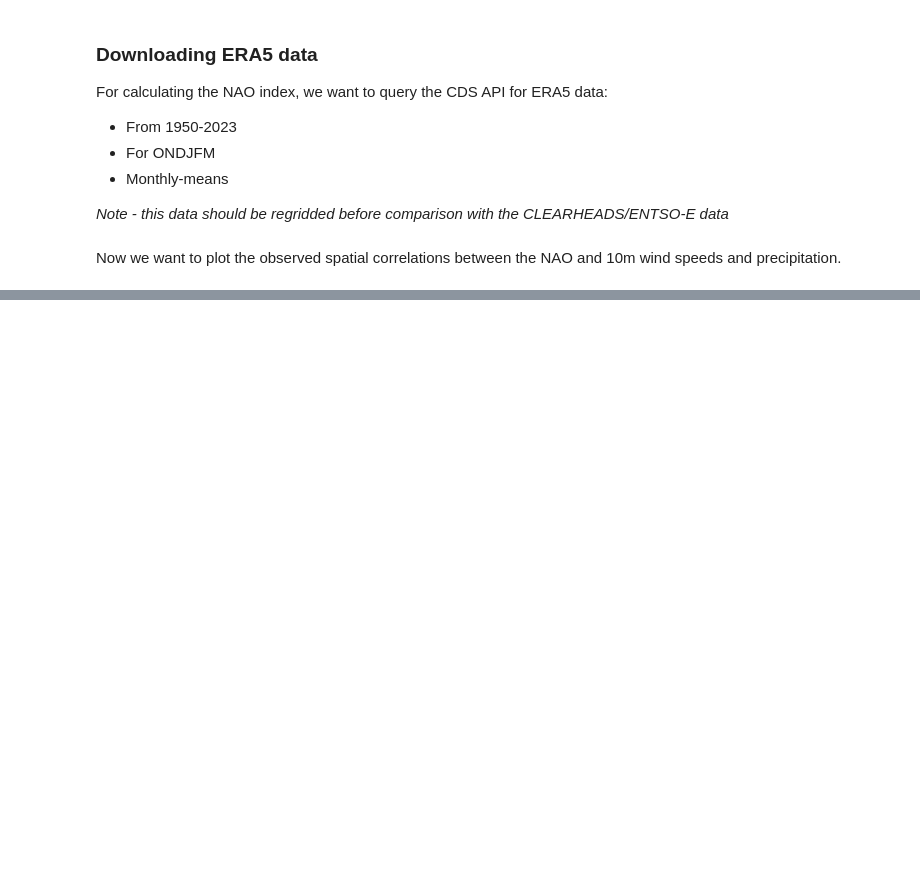
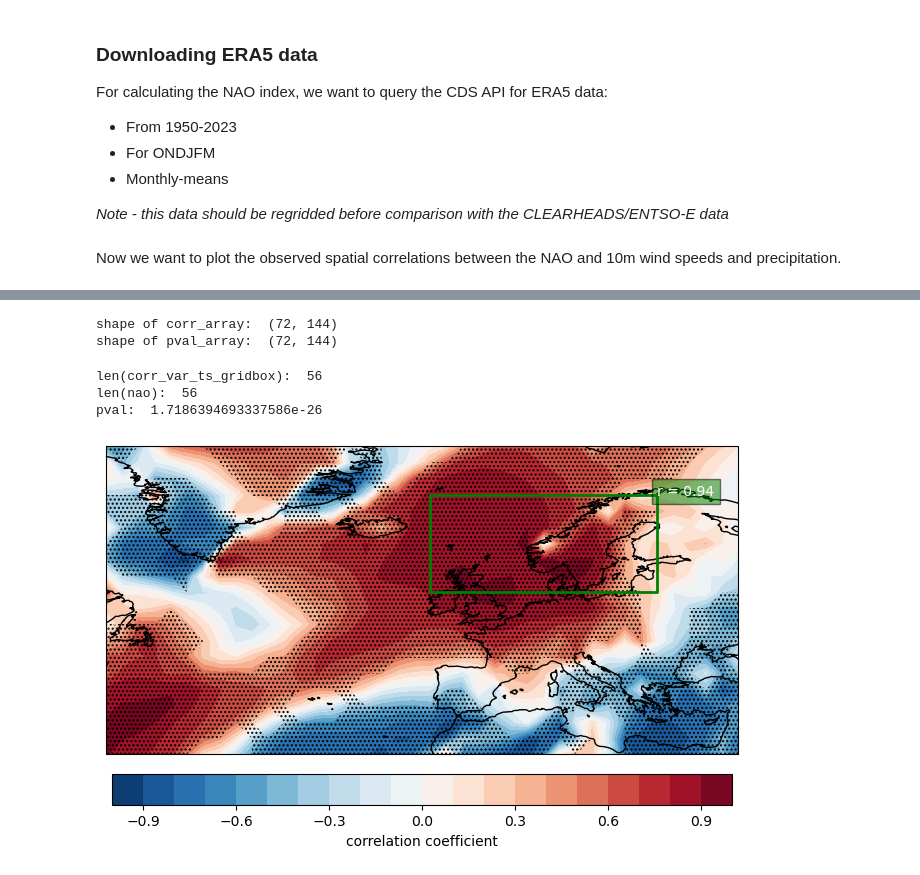
Before and after one commit to benhutchmet/energy-met-corr, a Jupyter notebook: testing_nao_skill.ipynb, the cells around one changed output, grey strips where cells are left out. Saved outputs shown, nothing was run; the diff lists cells and outputs as text; code cells hidden in the pictures; blank space fills up the shorter version.

Commit message:
upper level wind corr

```diff
--- a/testing_nao_skill.ipynb
+++ b/testing_nao_skill.ipynb
@@ -131,12 +133,14 @@ For calculating the NAO index, we want to query the CDS API for ERA5 data:
 Now we want to plot the observed spatial correlations between the NAO and 10m wind speeds and precipitation.
 # %%
 # Test this function
-stats_dict_wind = funcs_em.calc_nao_spatial_corr(
+stats_dict_ua = funcs_em.calc_nao_spatial_corr(
     season="ONDJFM",
     forecast_range="2-9",
     start_year=1960,
     end_year=2023,
-    corr_var="sfcWind",
+    corr_var="va",
+    corr_var_obs_file=dicts.obs_uv_925_regrid,
     nao_n_grid=dicts.iceland_grid_corrected,
     nao_s_grid=dicts.azores_grid_corrected,
+    level=100000,
 )
@@ -195,21 +240,21 @@ plt.plot(nao)
 # df.to_csv(filename)
 # %%
 # Create an empty array with the correct shape
-corr_array_wind = np.empty(
-    [corr_var_ts_wind.shape[1], corr_var_ts_wind.shape[2]]
+corr_array_ua = np.empty(
+    [corr_var_ts_u850.shape[1], corr_var_ts_u850.shape[2]]
 )  # lat  # lon
 
 # Same for the p-values
-pval_array_wind = np.empty(
-    [corr_var_ts_wind.shape[1], corr_var_ts_wind.shape[2]]
+pval_array_ua = np.empty(
+    [corr_var_ts_u850.shape[1], corr_var_ts_u850.shape[2]]
 )  # lat  # lon
 
 # Loop over the lats
-for lat in tqdm(range(corr_var_ts_wind.shape[1])):
+for lat in tqdm(range(corr_var_ts_u850.shape[1])):
     # Loop over the lons
-    for lon in range(corr_var_ts_wind.shape[2]):
-        # Extract the corr_var_ts_wind for the lat and lon
-        corr_var_anom_values_lat_lon = corr_var_ts_wind[:, lat, lon]
+    for lon in range(corr_var_ts_u850.shape[2]):
+        # Extract the corr_var_ts_u850 for the lat and lon
+        corr_var_anom_values_lat_lon = corr_var_ts_u850[:, lat, lon]
 
         # Replace NaNs with 0
         corr_var_anom_values_lat_lon = np.nan_to_num(
@@ -220,12 +265,15 @@ for lat in tqdm(range(corr_var_ts_wind.shape[1])):
         corr, pval = pearsonr(nao, corr_var_anom_values_lat_lon)
 
         # Assign the correlation to the array
-        corr_array_wind[lat, lon] = corr
+        corr_array_ua[lat, lon] = corr
 
         # Assign the p-value to the array
-        pval_array_wind[lat, lon] = pval
+        pval_array_ua[lat, lon] = pval
 
 # Print the shape of the corr_array
-print("shape of corr_array: ", corr_array_wind.shape)
-print("shape of pval_array: ", pval_array_wind.shape)
+print("shape of corr_array: ", corr_array_ua.shape)
+print("shape of pval_array: ", pval_array_ua.shape)
+# %% [output]
+shape of corr_array:  (72, 144)
+shape of pval_array:  (72, 144)
 # %%
@@ -262,16 +310,21 @@ print("shape of pval_array: ", pval_array_precip.shape)
 # %%
 # Test the function with the wind stuff
 funcs_em.plot_corr(
-    corr_array=corr_array_wind,
-    pval_array=pval_array_wind,
-    lats=stats_dict_wind["lats"],
-    lons=stats_dict_wind["lons"],
+    corr_array=corr_array_ua,
+    pval_array=pval_array_ua,
+    lats=stats_dict_ua["lats"],
+    lons=stats_dict_ua["lons"],
     variable="sfcWind",
     sig_threshold=0.05,
     plot_gridbox=[dicts.northern_europe_grid],
-    nao=stats_dict_wind["nao"],
-    corr_var_ts=stats_dict_wind["corr_var_ts"],
+    nao=stats_dict_ua["nao"],
+    corr_var_ts=stats_dict_ua["corr_var_ts"],
 )
+# %% [output]
+len(corr_var_ts_gridbox):  56
+len(nao):  56
+pval:  1.7186394693337586e-26
+[figure, added]
 # %%
 import importlib
 
```
Also changed, not shown: parts of 6 cells of this notebook, 3 other files.
